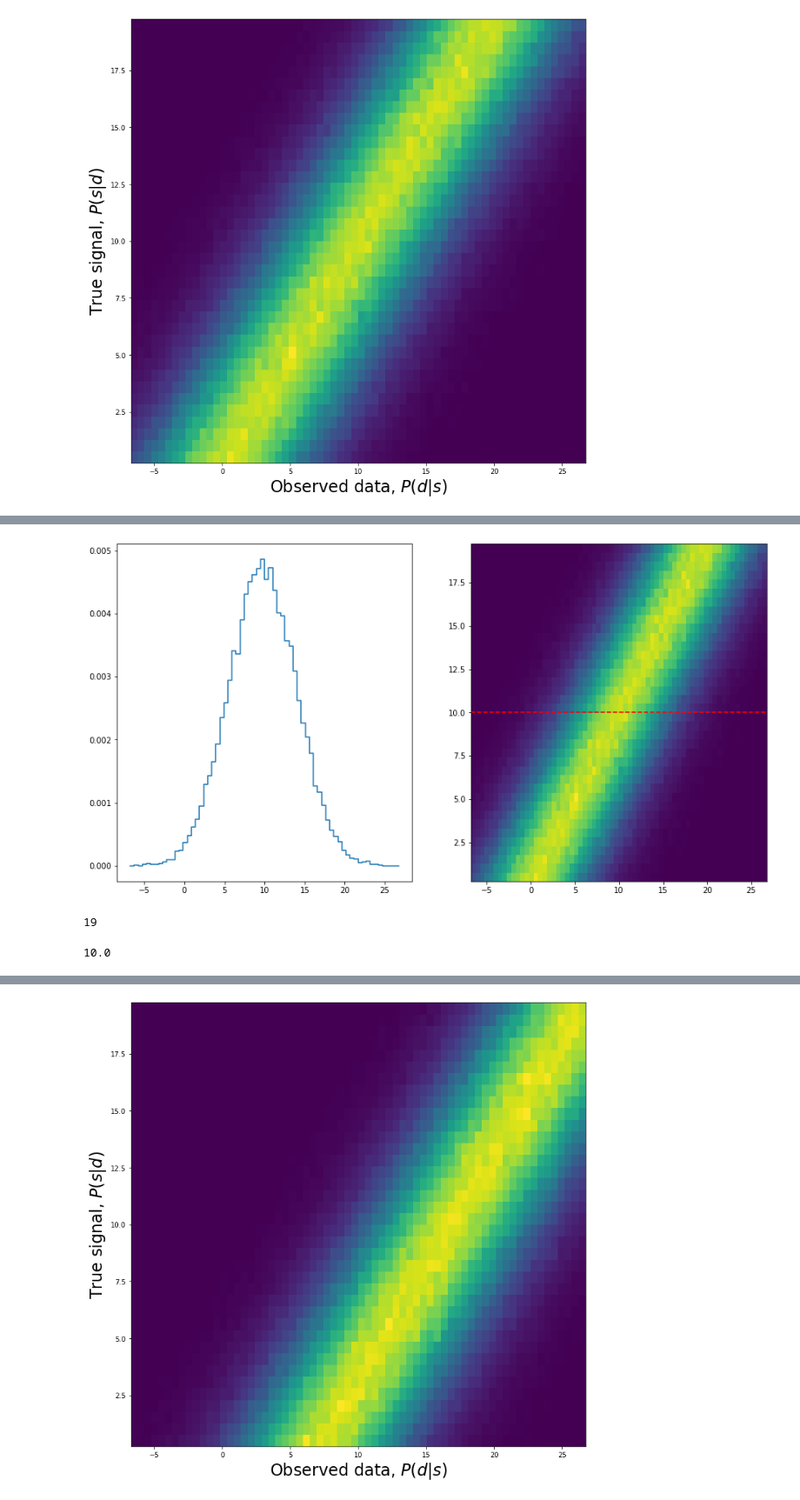
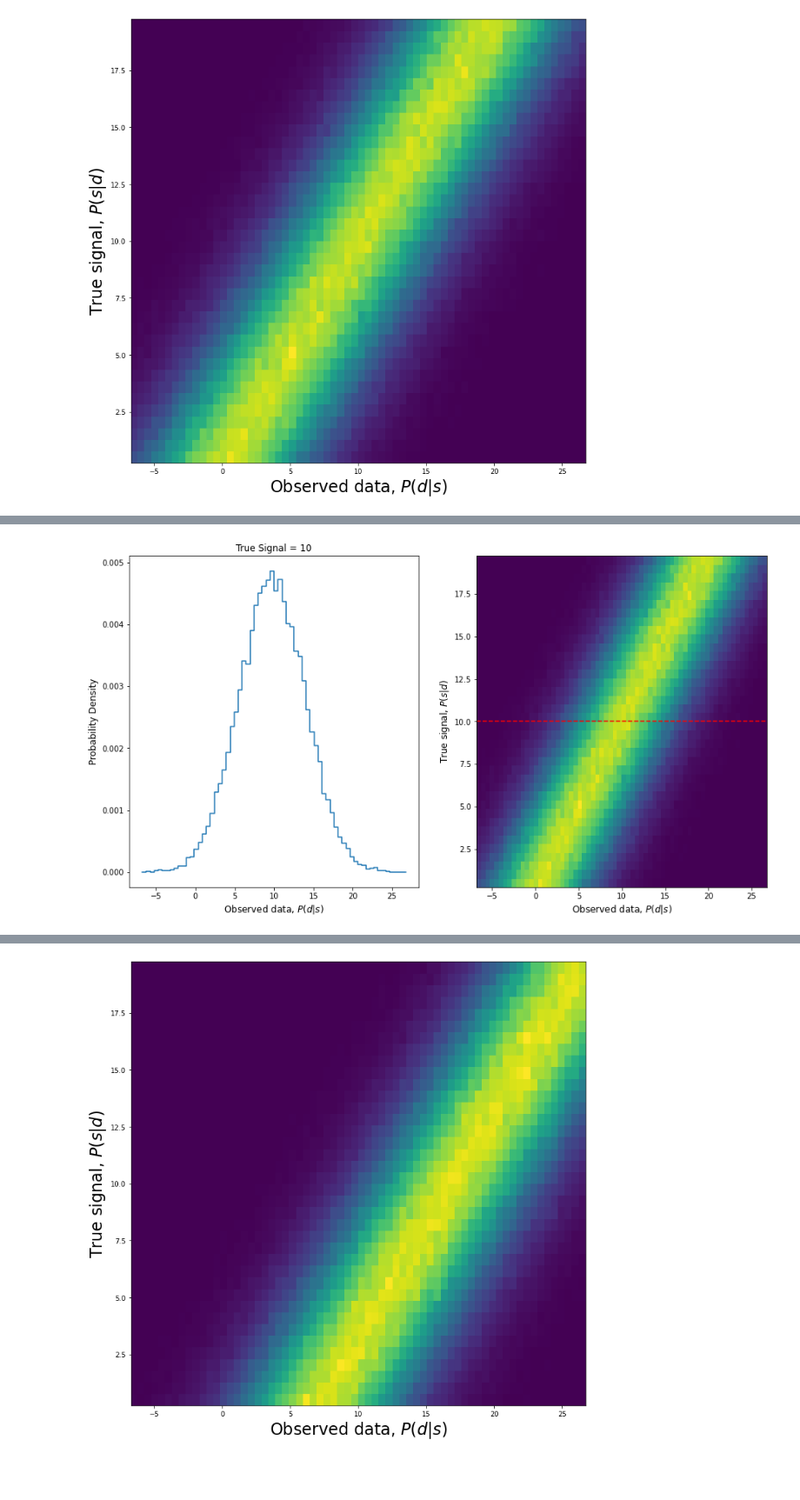
Before and after one commit to maria8ch/Phys434_BigData, a Jupyter notebook: Berres_HW5.ipynb, the cells around one changed output, grey strips where cells are left out. Shown: that part at 87% size. Drawn from its saved outputs; the diff is of its cells as text; code cells hidden in the pictures; blank space fills up the shorter version.

```diff
--- a/Berres_HW5.ipynb
+++ b/Berres_HW5.ipynb
@@ -31,19 +34,14 @@ plt.xlabel('Observed data, $P(d|s)$', fontsize = 24);
 # %%
 fig,ax=plt.subplots(1,2,figsize=(15,8))
 sig=19
 pst=Psd.transpose()
 ax[1].pcolormesh(datacenters,signalcenters,Psd.T)
+ax[0].set_title("True Signal = 10",fontsize=12)
+ax[0].set_xlabel('Observed data, $P(d|s)$',fontsize=12)
+ax[0].set_ylabel('Probability Density',fontsize=12)
+ax[1].set_xlabel('Observed data, $P(d|s)$',fontsize=12)
+ax[1].set_ylabel('True signal, $P(s|d)$',fontsize=12)
 ax[1].hlines(signalcenters[sig],datacenters.min(),datacenters.max(),color='r',ls='--')
 ax[0].step(datacenters,pst[sig]);
 # %% [output]
-[figure, old version]
+[figure, new version]
-# %%
-for i in range(len(signalcenters)):
-    if signalcenters[i]==10.0:
-        print(i)
-# %% [output]
-19
-# %%
-signalcenters[19]
-# %% [output]
-10.0
```
Also changed, not shown: parts of 18 cells of this notebook.
